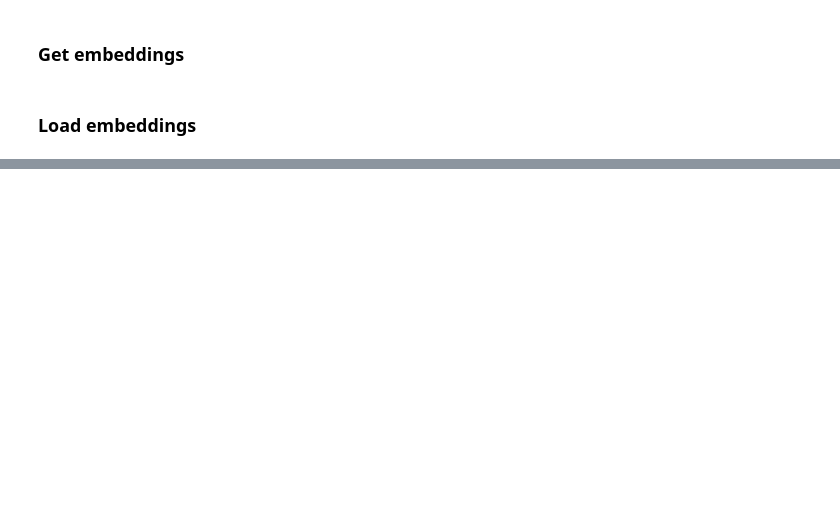
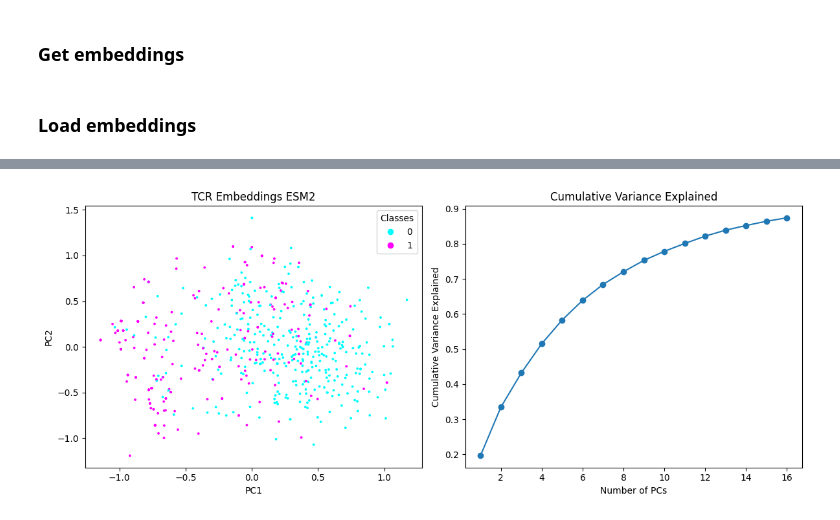
Before and after one commit to alw399/SLIDE_PLM, a Jupyter notebook: notebooks/esm2.ipynb, the cells around one changed output, grey strips where cells are left out. Cells and saved outputs as stored; diff of their text form; code cells hidden in the pictures; blank space fills up the shorter version.

```diff
--- a/notebooks/esm2.ipynb
+++ b/notebooks/esm2.ipynb
@@ -57,7 +80,13 @@ z_matrix.shape
 # Interactors did not contribute to signal
 # z_matrix = pd.DataFrame(z_matrix['Z7'])
 # z_matrix = pd.DataFrame(z_matrix['Z15', 'Z16'])
-z_matrix = pd.DataFrame(z_matrix['Z79'])
+# z_matrix = pd.DataFrame(z_matrix['Z79'])
+# %%
+conga_cells = conga_adata.obs['conga_scores'] <= 1
+
+sequences = sequences[conga_cells]
+y = y[conga_cells]
+z_matrix = z_matrix[conga_cells]
 # %%
 from util import remove_empty_tcrs
 
@@ -82,5 +115,7 @@ np.save(f'../data/esm2_embeddings/{name}.npy', embeddings)
 # %% [markdown]
 ### Load embeddings
 # %%
-embeddings = np.load(f'../data/esm2_embeddings/{name}.npy')
+# embeddings = np.load(f'../data/esm2_embeddings/{name}.npy')
+print(name)
+embeddings = np.load(f'/ix/djishnu/alw399/SLIDE_PLM/data/esm2_embeddings/{name}.npy')
 embeddings.shape
@@ -87,3 +125,5 @@ embeddings.shape
+# %%
+embeddings = embeddings[conga_cells]
 # %%
 from sklearn.decomposition import PCA
 
@@ -94,26 +136,28 @@ tcr_embeddings.shape
 # %%
 import matplotlib.pyplot as plt
 
 fig, ax = plt.subplots(1, 2, figsize=(12, 5))
 
 # Scatter plot
-scatter = ax[0].scatter(tcr_embeddings[:, 0], tcr_embeddings[:, 1], c=y, cmap='tab20')
+scatter = ax[0].scatter(tcr_embeddings[:, 0], tcr_embeddings[:, 1], c=y, cmap='cool', s=3)
 legend1 = ax[0].legend(*scatter.legend_elements(), title="Classes")
 ax[0].set_title('TCR Embeddings ESM2')
 ax[0].set_xlabel('PC1')
 ax[0].set_ylabel('PC2')
 
 # Cumulative variance explained plot
 cumsum_variance = np.cumsum(model.explained_variance_ratio_)
 ax[1].plot(range(1, n_pcs+1), cumsum_variance, marker='o')
 ax[1].set_title('Cumulative Variance Explained')
 ax[1].set_xlabel('Number of PCs')
 ax[1].set_ylabel('Cumulative Variance Explained')
 
 plt.tight_layout()
-os.makedirs(f'../results/plm/{name}', exist_ok=True)
-plt.savefig(f'../results/plm/{name}/{model_name}_pca.png')
+os.makedirs(f'/ix/djishnu/alw399/SLIDE_PLM/results/plm/{name}', exist_ok=True)
+plt.savefig(f'/ix/djishnu/alw399/SLIDE_PLM/results/plm/{name}/{model_name}_pca.png')
 plt.show()
+# %% [output]
+[figure, added]
 # %%
 import sys
 sys.path.append('../src')
```
Also changed, not shown: parts of 21 cells of this notebook, 4 other files.
